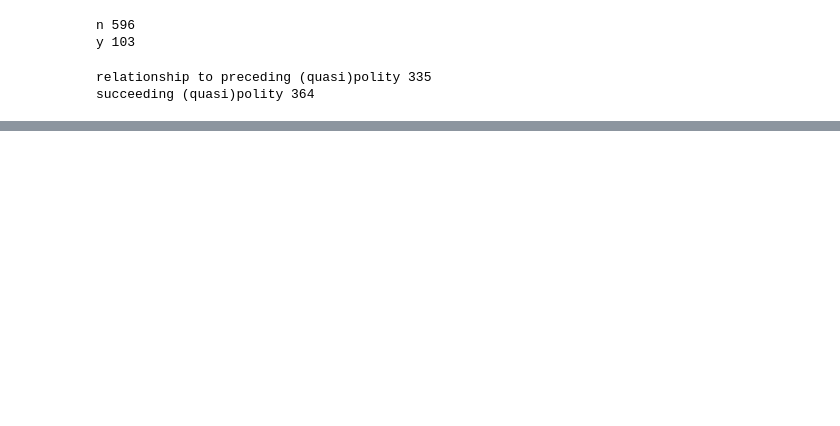
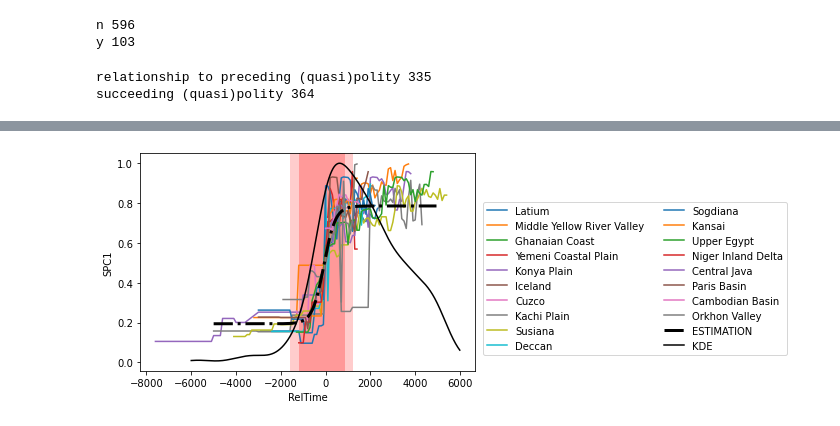
Before and after one commit to TobiasW1891/CSH_Project, a Jupyter notebook: Relationship to Previous Polity.ipynb, the cells around one changed output, grey strips where cells are left out. Saved outputs shown, nothing was run; the diff lists cells and outputs as text; code cells hidden in the pictures; blank space fills up the shorter version.

```diff
--- a/Relationship to Previous Polity.ipynb
+++ b/Relationship to Previous Polity.ipynb
@@ -7,0 +13,4 @@ Data = pd.read_csv("Seshat Data.csv")
+# %%
+def f(x, a, b, c, d):
+    # the logistic function in its most general shape, scaled by T=5000
+    return a / (1. + np.exp(-c * (x - d))) + b
@@ -199,0 +237,28 @@ Name: Polity.End, Length: 335, dtype: float64
+# %%
+# Time Series Data fpr Reltime vs. SPC1
+for N in list(set(RelTimeDF["NGA"])):
+    DF = RelTimeDF[RelTimeDF["NGA"] == N]
+    plt.plot(DF["RelTime"],
+             DF["SPC1"], label=N)
+
+# Interpolation
+x_show = np.arange(-1,1,0.01)
+y_hat = f(x_show, Parameters[0], Parameters[1], Parameters[2], Parameters[3])
+plt.plot(x_show*T, y_hat, "-.",label="ESTIMATION", c = "k", linewidth=3) # scaled by T
+plt.ylabel("SPC1")
+plt.xlabel("RelTime")
+
+# Denote the Regions of fast growth
+plt.axvspan(Times[1], Times[2], facecolor='r', alpha=0.4)
+plt.axvspan(Times[2], Times[3], facecolor='r', alpha=0.2)
+plt.axvspan(Times[0], Times[1], facecolor='r', alpha=0.2)
+
+# KDE of the polity changes
+plt.plot(time_range, KDE_t / max(KDE_t), c="k", label="KDE")
+
+plt.legend(bbox_to_anchor=(1.01, 0.8), ncol=2)
+
+
+plt.show()
+# %% [output]
+[figure, added]
```
Also changed, not shown: parts of 25 cells of this notebook, 5 other files.
